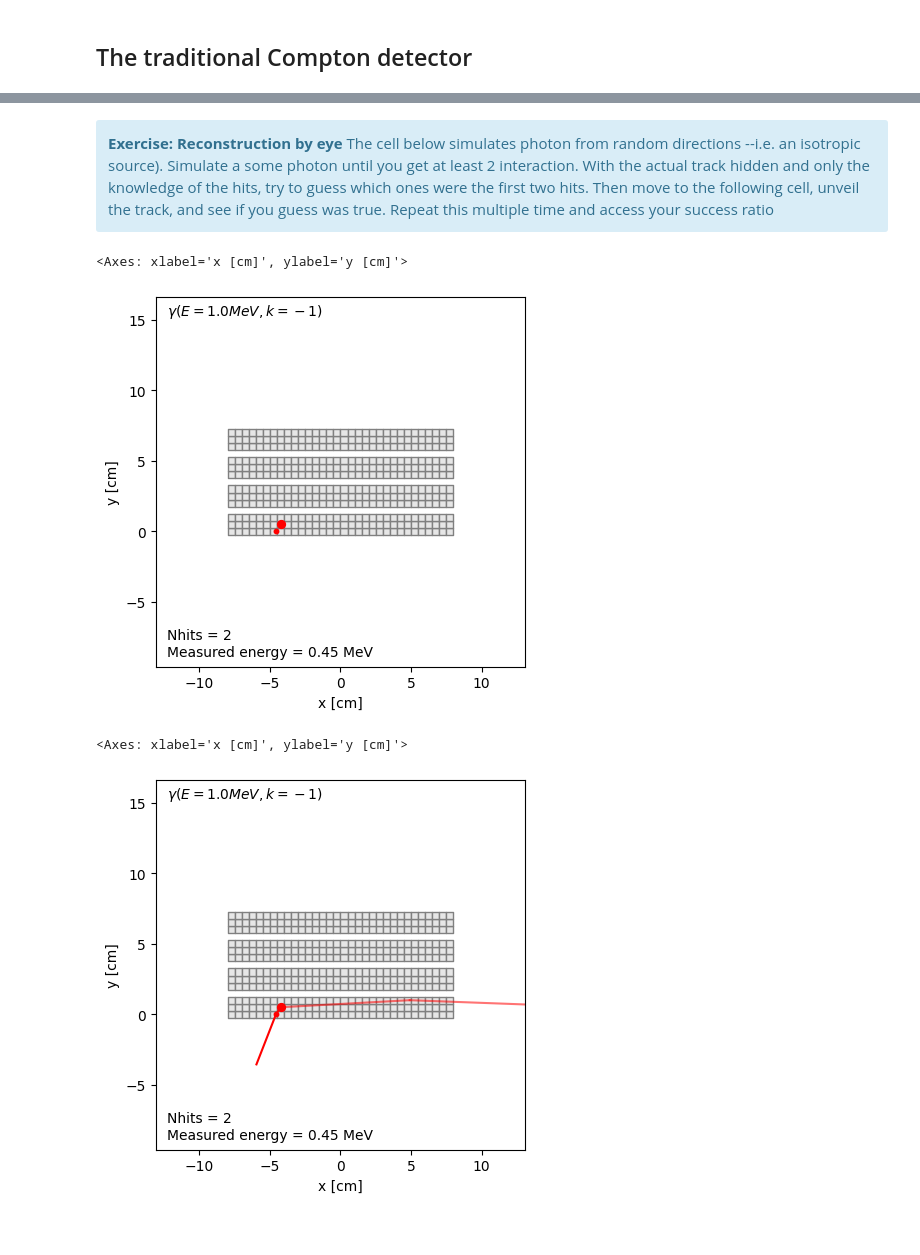
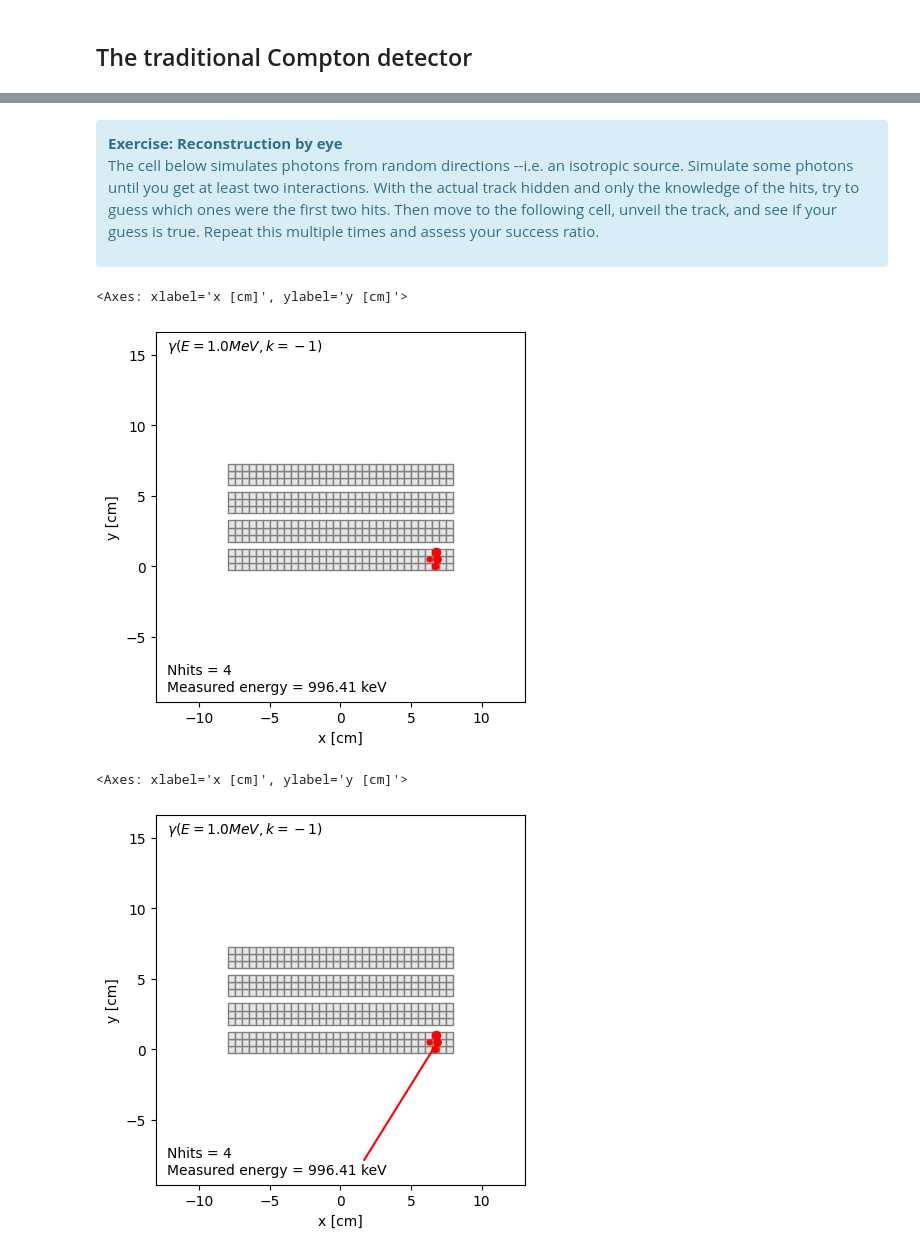
Before and after one commit to israelmcmc/gammaraytoys, a Jupyter notebook: docs/tutorials/01-the_toy_compton_detector.ipynb, the cells around one changed output, grey strips where cells are left out. Drawn from its saved outputs; the diff is of its cells as text; code cells hidden in the pictures.

```diff
--- a/docs/tutorials/01-the_toy_compton_detector.ipynb
+++ b/docs/tutorials/01-the_toy_compton_detector.ipynb
@@ -99,14 +99,14 @@ Here and through all the tutorials will use a multi-layer detector made out of G
 from gammaraytoys import ToyTracker2D
 import numpy as np
 
-det = ToyTracker2D(material = 'Ge',
-                   layer_length = 16*u.cm,
-                   layer_positions = [0,5,10, 20,25,30, 40,45,50, 60,65,70]*u.mm,
-                   layer_thickness = 5*u.mm,
-                   energy_resolution = 0.01,
-                   energy_threshold = 20*u.keV)
+cosita = ToyTracker2D(material = 'Ge',
+                      layer_length = 16*u.cm,
+                      layer_positions = [0,5,10, 20,25,30, 40,45,50, 60,65,70]*u.mm,
+                      layer_thickness = 5*u.mm,
+                      energy_resolution = 0.01,
+                      energy_threshold = 20*u.keV)
 
-det.plot()
+cosita.plot()
 # %% [output]
 <Axes: xlabel='x [cm]', ylabel='y [cm]'>
 [figure]
@@ -163,23 +163,24 @@ As you've seen in the previous excersize, the tracks can go wild, even turning b
 # %% [markdown]
 <div class="alert alert-block alert-info">
 <b>Exercise: Reconstruction by eye</b>
-The cell below simulates photon from random directions --i.e. an isotropic source). Simulate a some photon until you get at least 2 interaction. With the actual track hidden and only the knowledge of the hits, try to guess which ones were the first two hits. Then move to the following cell, unveil the track, and see if you guess was true. Repeat this multiple time and access your success ratio
+
+The cell below simulates photons from random directions --i.e. an isotropic source. Simulate some photons until you get at least two interactions. With the actual track hidden and only the knowledge of the hits, try to guess which ones were the first two hits. Then move to the following cell, unveil the track, and see if your guess is true. Repeat this multiple times and assess your success ratio.
 </div>
 # %%
 from gammaraytoys.detectors import IsotropicSource, MonoenergeticSpectrum
 
 source = IsotropicSource(spectrum = MonoenergeticSpectrum(1*u.MeV))
 
-primary = source.random_photon(det)
+primary = source.random_photon(cosita)
 
-sim_event = det.simulate_event(primary)
-det.plot(event = sim_event, draw_track = False)
+sim_event = cosita.simulate_event(primary)
+cosita.plot(event = sim_event, draw_track = False)
 # %% [output]
 <Axes: xlabel='x [cm]', ylabel='y [cm]'>
-[figure, old version]
+[figure, new version]
 # %%
-det.plot(event = sim_event, draw_track = True)
+cosita.plot(event = sim_event, draw_track = True)
 # %% [output]
 <Axes: xlabel='x [cm]', ylabel='y [cm]'>
-[figure, old version]
+[figure, new version]
 # %% [markdown]
```
Also changed, not shown: parts of 17 cells of this notebook.
